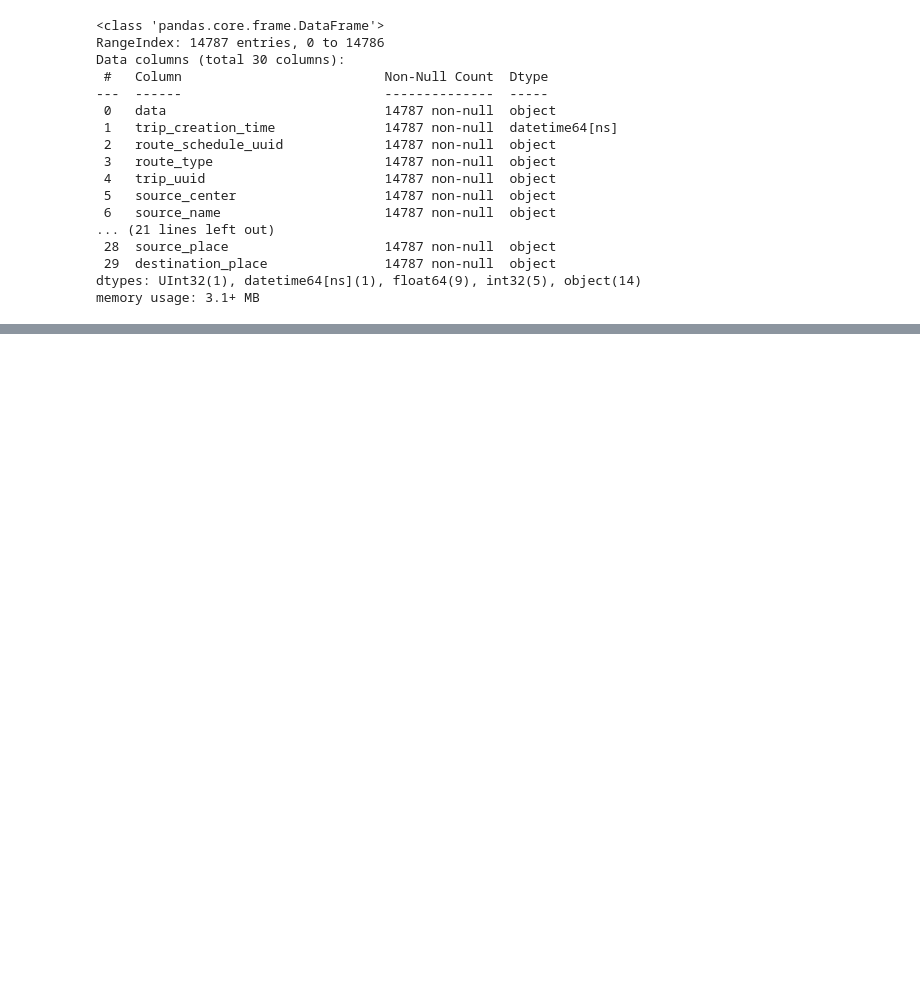
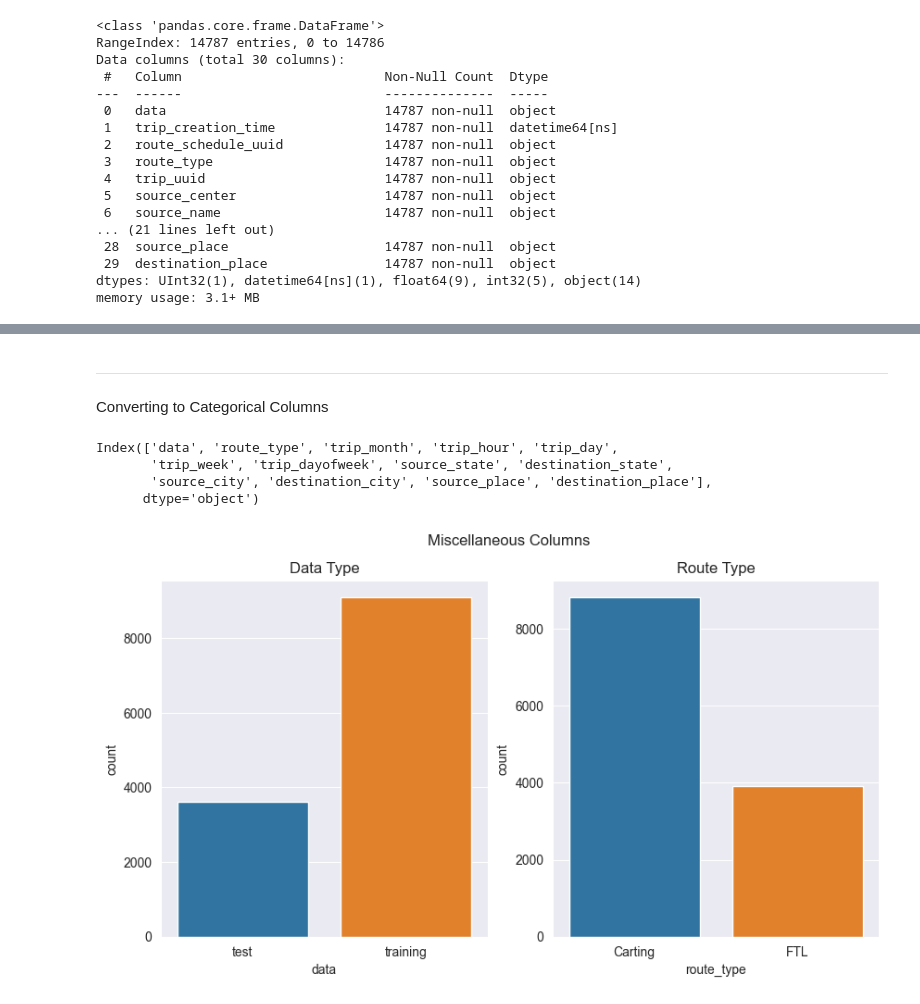
Before and after one commit to charles-owo/supply_chain_feature_engineering_analytics, a Jupyter notebook: supply_chain_service_feature_engineering.ipynb, the cells around one changed output, grey strips where cells are left out. Saved outputs shown, nothing was run; the diff lists cells and outputs as text; code cells hidden in the pictures; blank space fills up the shorter version.

```diff
--- a/supply_chain_service_feature_engineering.ipynb
+++ b/supply_chain_service_feature_engineering.ipynb
@@ -501,0 +532,2 @@ df
+# %%
+df = df[~( (df[x] < (p25 - 1.5 * iqr) ) | (df[x] > (p75 + 1.5 * iqr) ) ).any(axis=1)].reset_index(drop = True)
@@ -501,0 +551,28 @@ df
+# %% [markdown]
+---
+Converting to Categorical Columns
+# %%
+df[['data','route_type','trip_month','trip_hour','trip_day','trip_week','trip_dayofweek','source_state','destination_state','source_city','destination_city','source_place','destination_place']] = df[['data','route_type','trip_month','trip_hour','trip_day','trip_week','trip_dayofweek','source_state','destination_state','source_city','destination_city','source_place','destination_place']].astype('category')
+# %%
+df.select_dtypes( include =  ['category']).columns
+# %% [output]
+Index(['data', 'route_type', 'trip_month', 'trip_hour', 'trip_day',
+       'trip_week', 'trip_dayofweek', 'source_state', 'destination_state',
+       'source_city', 'destination_city', 'source_place', 'destination_place'],
+      dtype='object')
+# %%
+misc_cols = ['data','route_type']
+trips_cols = ['trip_month', 'trip_hour', 'trip_day', 'trip_dayofweek']
+state_cols = ['source_state', 'destination_state'] # Other state columns Visualization are better suited for Softwares like Power BI
+# %%
+plt.figure(figsize=(10,5))
+title = ['Data Type','Route Type']
+subplots = [121,122]
+
+for i in range(len(misc_cols)) :
+    plt.subplot(subplots[i])
+    plt.suptitle("Miscellaneous Columns")
+    plt.title(title[i])
+    sns.countplot(data = df , x =misc_cols[i])
+# %% [output]
+[figure, added]
```
Also changed, not shown: parts of 26 cells of this notebook.
